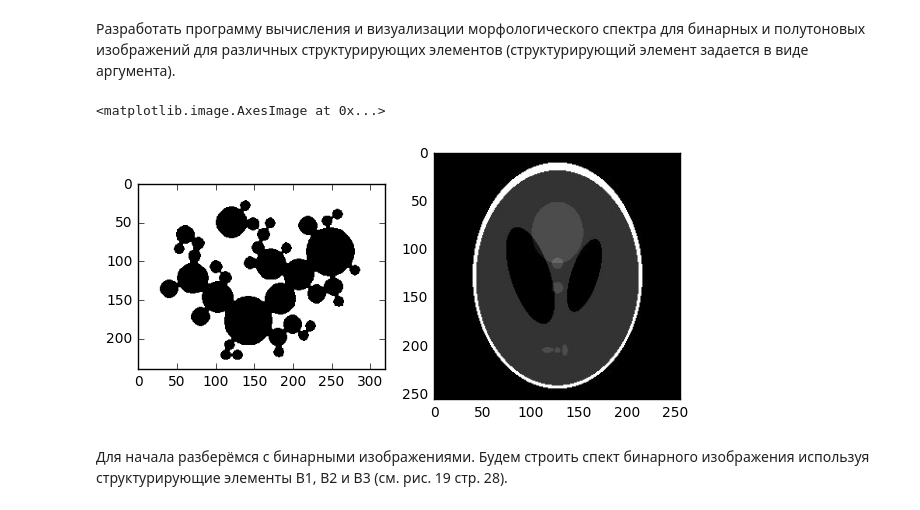
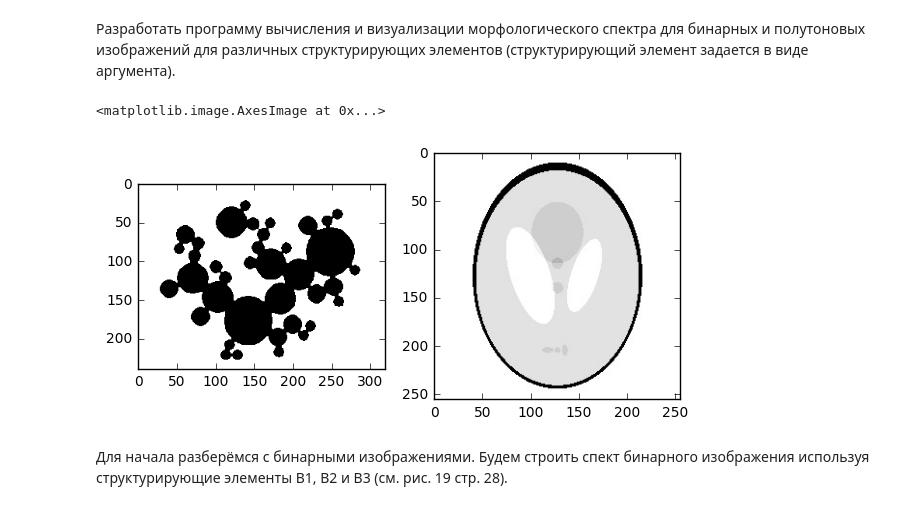
Before and after one commit to YRustt/B16-17-DIPA, a Jupyter notebook: lab4.ipynb, the cells around one changed output. Drawn from its saved outputs; the diff is of its cells as text; code cells hidden in the pictures.

```diff
--- a/lab4.ipynb
+++ b/lab4.ipynb
@@ -8,15 +8,15 @@ from functions import *
 %matplotlib inline
 # %%
 image_binary = read_binary_image('data/image2.png')
-image_grey = imread('data/image3.png')
+image_grey = imread('data/image3.png', flatten=True)
 fig = plt.figure(figsize=(7, 10))
 ax1 = fig.add_subplot(221)
 ax1.imshow(image_binary, cmap='Greys')
 ax2 = fig.add_subplot(222)
 ax2.imshow(image_grey, cmap='Greys')
 # %% [output]
 <matplotlib.image.AxesImage at 0x...>
-[figure, old version]
+[figure, new version]
 # %% [markdown]
 Для начала разберёмся с бинарными изображениями. Будем строить спект бинарного изображения используя структурирующие элементы B1, B2 и B3 (см. рис. 19 стр. 28).
 # %%
```
Also changed, not shown: parts of 3 cells of this notebook.
